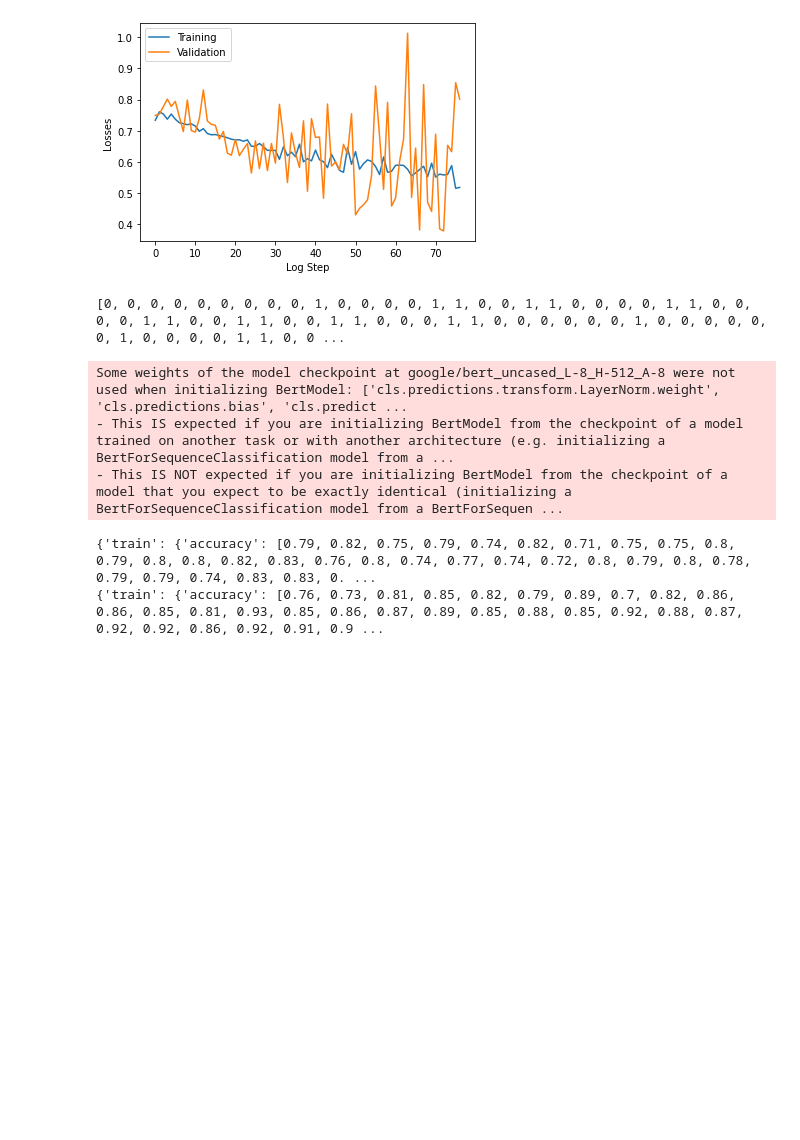
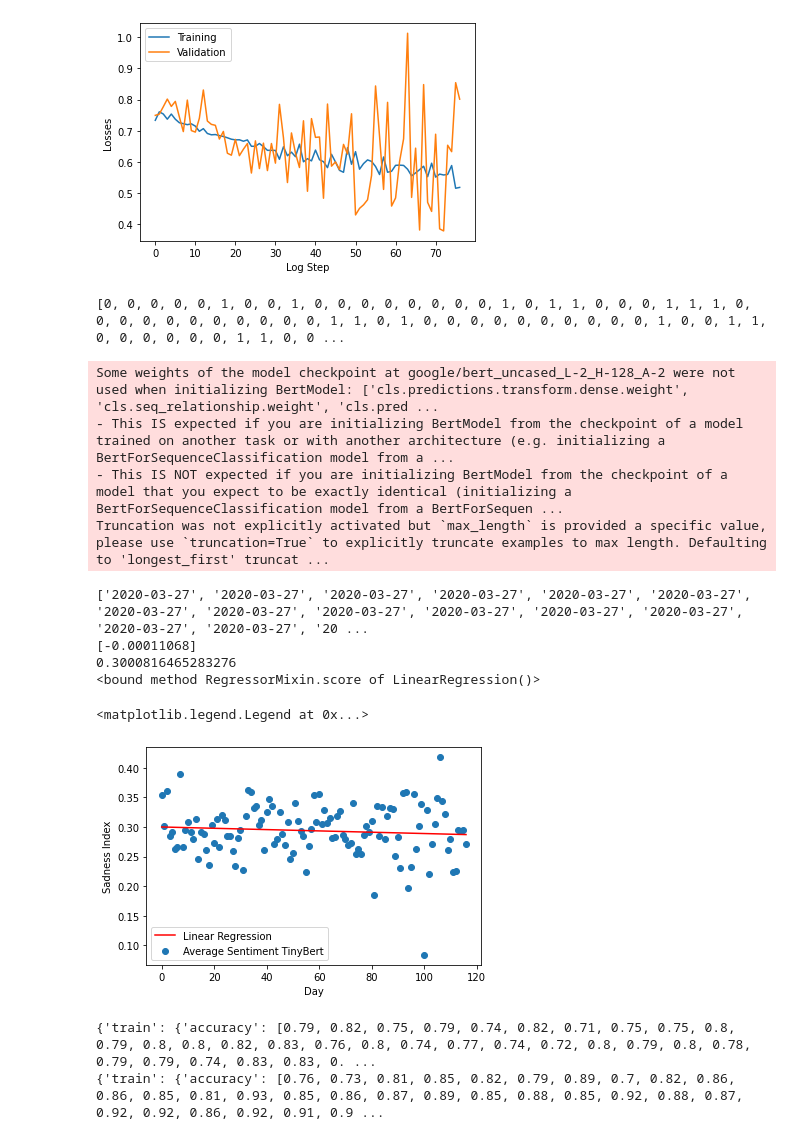
Before and after one commit to jkaczmarzyk/RedditMentalHealth, a Jupyter notebook: reddit_mental_health_src.ipynb, the cells around one changed output. Saved outputs shown, nothing was run; the diff lists cells and outputs as text; code cells hidden in the pictures; blank space fills up the shorter version.

```diff
--- a/reddit_mental_health_src.ipynb
+++ b/reddit_mental_health_src.ipynb
@@ -114,7 +115,7 @@ def add_scores(comments_dic):
 
     for entry in data:
         if entry[0] in comments_dic:
-            comments_dic[entry[0]]['sad_score'] = entry[6]
+            comments_dic[entry[0]]['sad_score'] = float(entry[6])
             comments_dic[entry[0]]['fear_score'] = entry[4]
             comments_dic[entry[0]]['sadness_normalize'] = entry[15]
 
@@ -131,18 +132,19 @@ def preprocess_data():
     sad_labels = []
     fear_labels = []
     sad_norm = []
-
+    times = []
     for key, val in comments_dic.items():
         text.append(val['body'])
 
-        sad_labels.append(val['sadness'])
+        sad_labels.append(val['sad_score'])
         fear_labels.append(val['fear_score'])
         sad_norm.append(val['sadness_normalize'])
+        times.append(val['created'])
 
-    df = [text,sad_labels]
+    df = [text,sad_labels,times]
     df = pd.DataFrame(df).T
 
-    df.columns = ['text','list']
+    df.columns = ['text','list','created']
 
     return df
 # %%
@@ -368,13 +370,14 @@ def evaluate_bert_model(filename,test_loader,labels,device,mdl_name,hidden_size)
   return eval_dic
 # %%
 # evaluating the models
-name_list = ['/content/drive/My Drive/reddit_mental_health/tiny_bert.pth']
+name_list = ['/content/drive/My Drive/reddit_mental_health/tinybert.pth']
 model_dic = {}
 labels = []
 labs = testing_loader.dataset.targets.values
 
+
 for l in labs:
-  if l > 0.5:
+  if float(l) > 0.5:
     labels.append(1)
   else:
     labels.append(0)
@@ -385,10 +388,70 @@ for i, name in enumerate(name_list):
   eval_dic = evaluate_bert_model(name,testing_loader,labels,device,mdl_name,hidden_size)
   model_dic[name] = eval_dic
 # %% [output]
-[0, 0, 0, 0, 0, 0, 0, 0, 0, 1, 0, 0, 0, 0, 1, 1, 0, 0, 1, 1, 0, 0, 0, 0, 1, 1, 0, 0, 0, 0, 1, 1, 0, 0, 1, 1, 0, 0, 1, 1, 0, 0, 0, 1, 1, 0, 0, 0, 0, 0, 0, 1, 0, 0, 0, 0, 0, 0, 1, 0, 0, 0, 0, 1, 1, 0, 0 ...
+[0, 0, 0, 0, 0, 1, 0, 0, 1, 0, 0, 0, 0, 0, 0, 0, 0, 1, 0, 1, 1, 0, 0, 0, 1, 1, 1, 0, 0, 0, 0, 0, 0, 0, 0, 0, 0, 0, 1, 1, 0, 1, 0, 0, 0, 0, 0, 0, 0, 0, 0, 0, 1, 0, 0, 1, 1, 0, 0, 0, 0, 0, 0, 1, 1, 0, 0 ...
-Some weights of the model checkpoint at google/bert_uncased_L-8_H-512_A-8 were not used when initializing BertModel: ['cls.predictions.transform.LayerNorm.weight', 'cls.predictions.bias', 'cls.predict ...
+Some weights of the model checkpoint at google/bert_uncased_L-2_H-128_A-2 were not used when initializing BertModel: ['cls.predictions.transform.dense.weight', 'cls.seq_relationship.weight', 'cls.pred ...
 - This IS expected if you are initializing BertModel from the checkpoint of a model trained on another task or with another architecture (e.g. initializing a BertForSequenceClassification model from a ...
 - This IS NOT expected if you are initializing BertModel from the checkpoint of a model that you expect to be exactly identical (initializing a BertForSequenceClassification model from a BertForSequen ...
+Truncation was not explicitly activated but `max_length` is provided a specific value, please use `truncation=True` to explicitly truncate examples to max length. Defaulting to 'longest_first' truncat ...
+# %%
+# Some analysis
+from statistics import mean
+import matplotlib.pyplot as plt
+import numpy as np
+from sklearn.linear_model import LinearRegression
+preds = model_dic['/content/drive/My Drive/reddit_mental_health/tinybert.pth']['Predictions']
+dates = list(testing_loader.dataset.data['created'].values)
+
+months = [d.split(' ')[0] for d in dates]
+print(months)
+preds_grouped = {}
+
+for i,m in enumerate(months):
+
+  if m in preds_grouped:
+    preds_grouped[m].append(preds[i])
+
+  else:
+    preds_grouped[m] = [preds[i]]
+
+
+
+
+avgs = []
+mnths = []
+for key,value in preds_grouped.items():
+  mnths.append(key)
+  avgs.append(mean(value))
+
+
+
+
+X = np.array([i for i in range(len(mnths))]).reshape(-1,1)
+Y = np.array(avgs)
+
+
+
+reg = LinearRegression().fit(X, Y)
+
+print(reg.coef_)
+print(reg.intercept_)
+print(reg.score)
+line = X*reg.coef_ + reg.intercept_
+
+
+plt.scatter(np.array([i for i in range(len(mnths))]),np.array(avgs))
+plt.plot(X,line,c='red')
+
+plt.xlabel('Day')
+plt.ylabel('Sadness Index')
+plt.legend(['Linear Regression','Average Sentiment TinyBert'])
+# %% [output]
+['2020-03-27', '2020-03-27', '2020-03-27', '2020-03-27', '2020-03-27', '2020-03-27', '2020-03-27', '2020-03-27', '2020-03-27', '2020-03-27', '2020-03-27', '2020-03-27', '2020-03-27', '2020-03-27', '20 ...
+[-0.00011068]
+0.3000816465283276
+<bound method RegressorMixin.score of LinearRegression()>
+<matplotlib.legend.Legend at 0x...>
+[figure, added]
 # %%
 # plotting results of evaluation (precision & recall)
 import matplotlib.pyplot as plt
```
Also changed, not shown: parts of 3 cells of this notebook.
